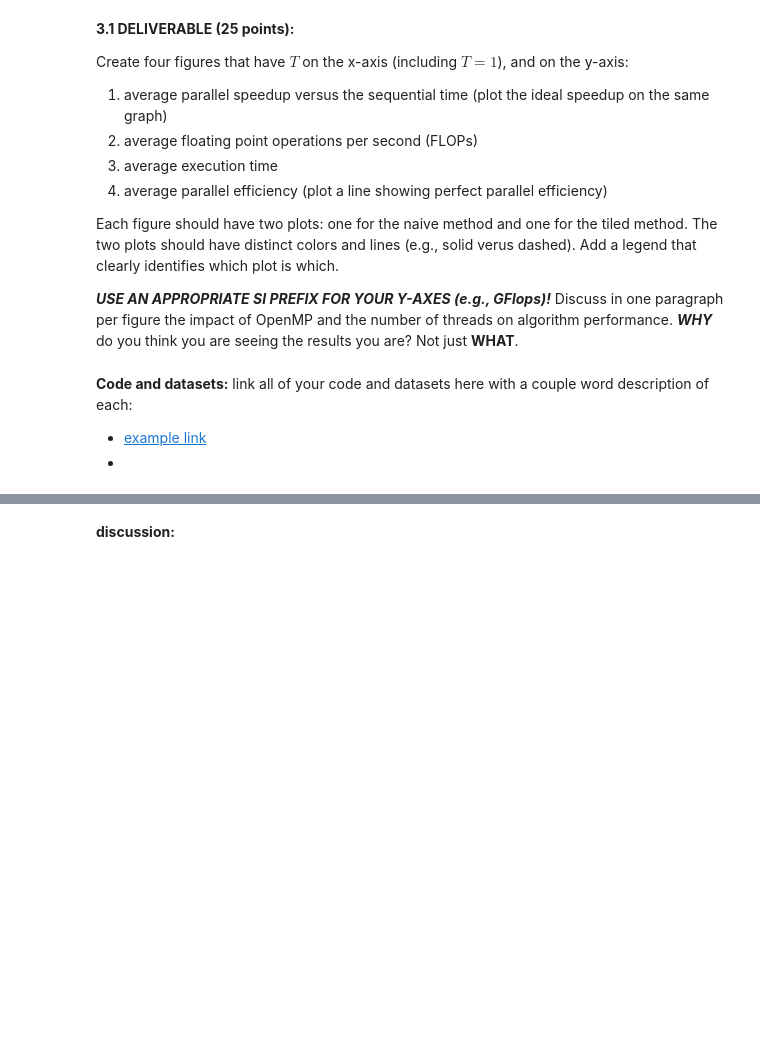
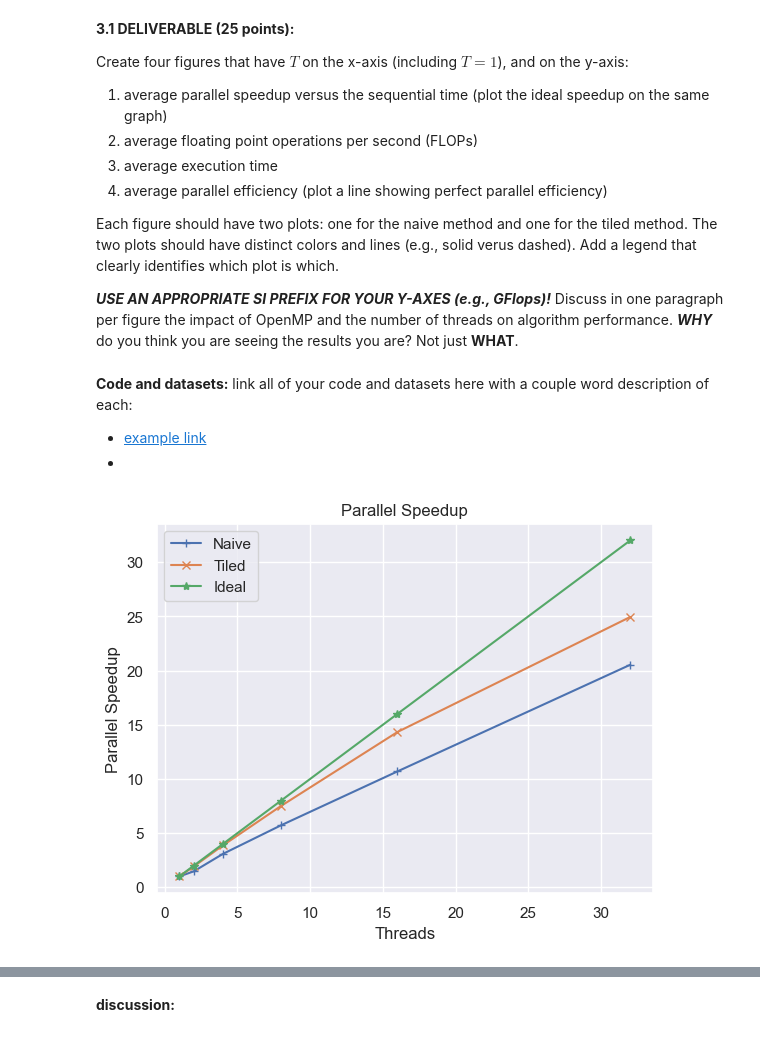
Before and after one commit to awwle6107/eecs569_assignment, a Jupyter notebook: hw2/hw02-submission-groupname.ipynb, the cells around one changed output, grey strips where cells are left out. Saved outputs shown, nothing was run; the diff lists cells and outputs as text; code cells hidden in the pictures; blank space fills up the shorter version.

```diff
--- a/hw2/hw02-submission-groupname.ipynb
+++ b/hw2/hw02-submission-groupname.ipynb
@@ -149,5 +234,43 @@ Each figure should have two plots: one for the naive method and one for the tile
 *
 # %%
 # plot number of threads versus parallel speedup for naive/tiled
+
+import matplotlib.pyplot as plt
+import numpy as np
+import pandas as pd
+
+#create a dataframe
+dataFrame_naive = pd.read_csv("matrix_multiply_serial_naive.csv")
+dataFrame_tiled = pd.read_csv("matrix_multiply_serial_tiled.csv")
+
+#group the data by N
+groups = dataFrame_naive.groupby('T',as_index=False)['s']
+groups_tiled = dataFrame_tiled.groupby('T',as_index=False)['s']
+
+#average each group
+averages = groups.mean()
+averages_tiled = groups_tiled.mean()
+#print(averages)
+
+sequential_time = np.array(averages["s"].tolist()[0:1])
+parallel_times = np.array(averages["s"].tolist()[0:6])
+sequential_time_tiled = np.array(averages_tiled["s"].tolist()[0:1])
+parallel_times_tiled = np.array(averages_tiled["s"].tolist()[0:6])
+
+parallel_speedup = sequential_time/parallel_times
+parallel_speedup_tiled = sequential_time_tiled/parallel_times_tiled
+threads = [1, 2, 4, 8, 16, 32]
+
+#plot
+plt.plot(threads,parallel_speedup, marker='+', label = "Naive")
+plt.plot(threads,parallel_speedup_tiled, marker='x', label = "Tiled")
+plt.plot(threads,threads, marker='*', label = "Ideal")
+plt.xlabel('Threads')
+plt.ylabel('Parallel Speedup')
+plt.legend()
+plt.title("Parallel Speedup")
+plt.show()
+# %% [output]
+[figure, added]
 # %%
 # plot number of threads versus FLOPs for naive/tiled
```
Also changed, not shown: parts of 7 cells of this notebook, 2 other files.
